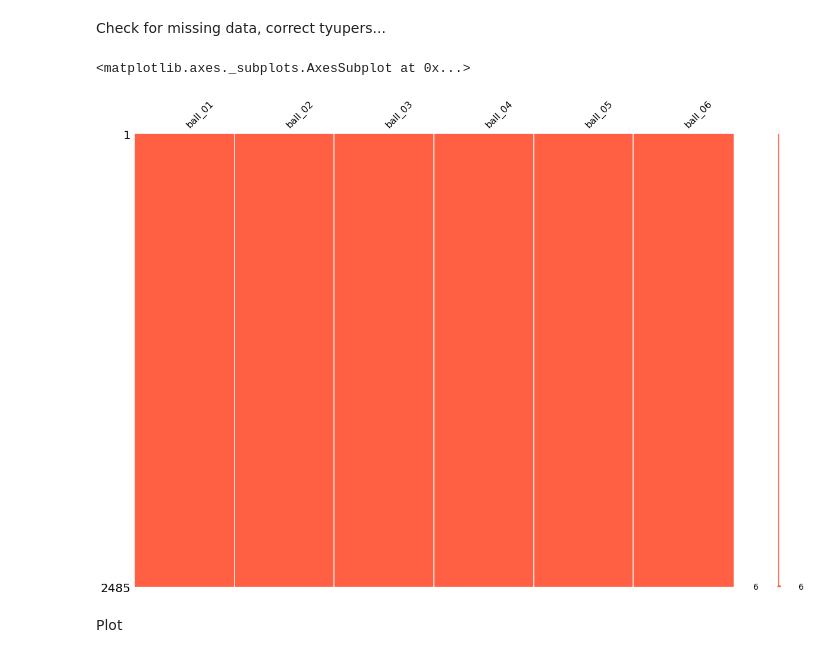
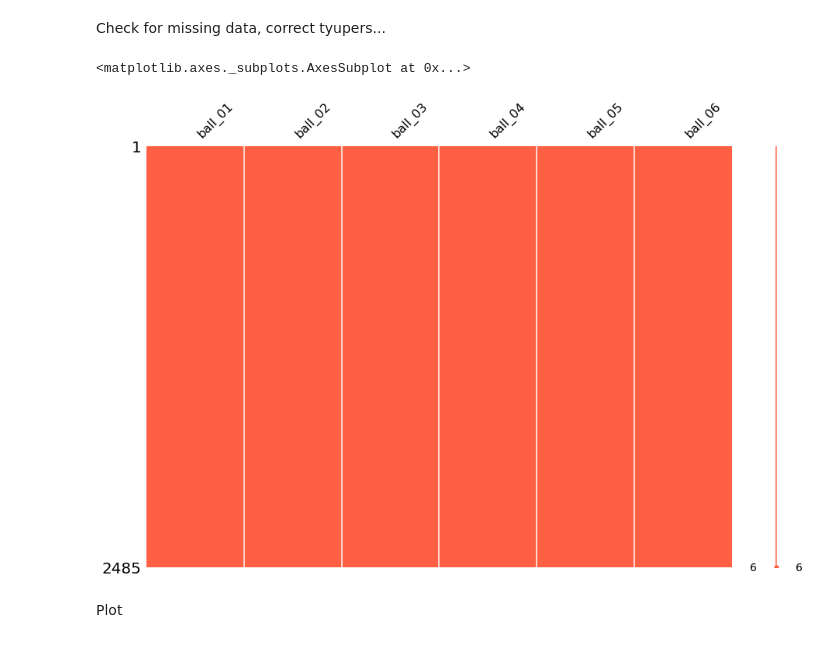
Before and after one commit to AbiaAlvesReis/AMMS-Projeto-IA-2022-01, a Jupyter notebook: AMMS_aleatoriedade_plots.ipynb, the cells around one changed output. Cells and saved outputs as stored; diff of their text form; code cells hidden in the pictures.

```diff
--- a/AMMS_aleatoriedade_plots.ipynb
+++ b/AMMS_aleatoriedade_plots.ipynb
@@ -140,7 +150,7 @@ None
 # %% [markdown]
 Check for missing data, correct tyupers...
 # %%
-msno.matrix(megadf, figsize = (20,14), color=(1, 0.38, 0.27))
+msno.matrix(megadf, figsize = (15,10), color=(1, 0.38, 0.27))
 # %% [output]
 <matplotlib.axes._subplots.AxesSubplot at 0x...>
-[figure, old version]
+[figure, new version]
```
Also changed, not shown: parts of 12 cells of this notebook.
